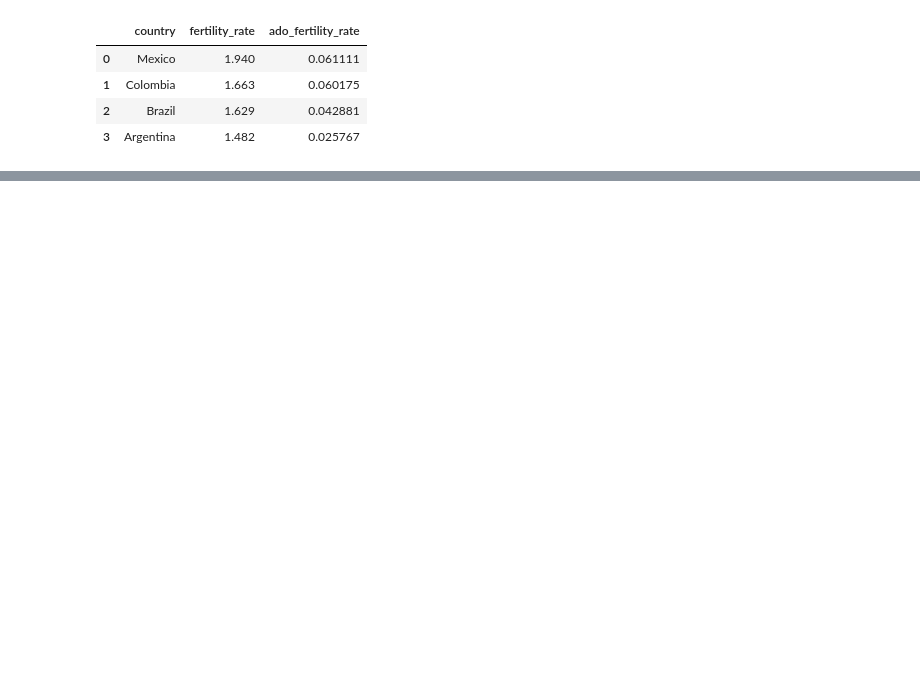
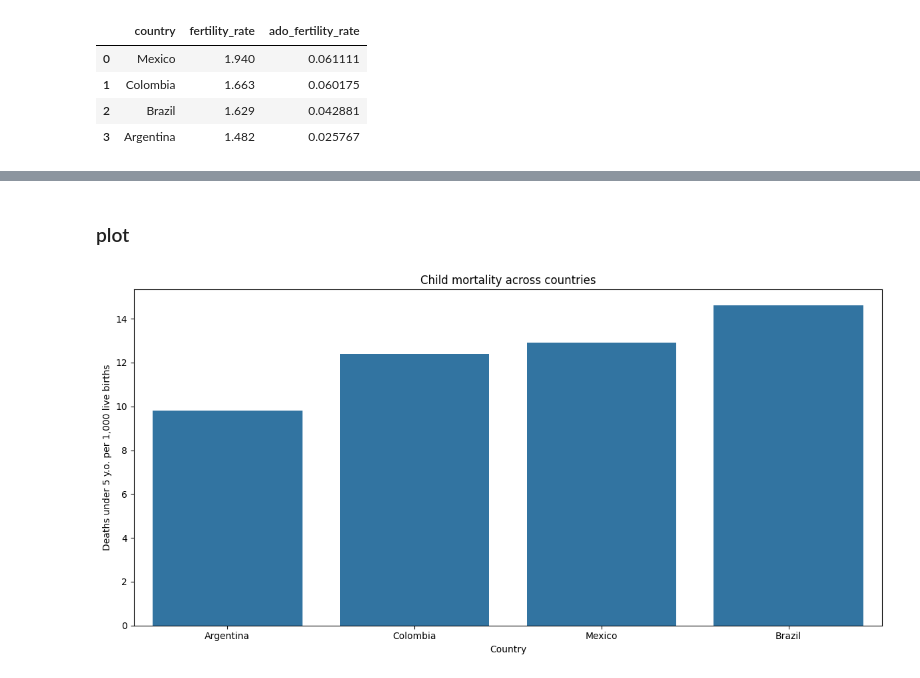
Before and after one commit to machristians/qtm350-final, a Jupyter notebook: scripts/figures.ipynb, the cells around one changed output, grey strips where cells are left out. Drawn from its saved outputs; the diff is of its cells as text; code cells hidden in the pictures; blank space fills up the shorter version.

```diff
--- a/scripts/figures.ipynb
+++ b/scripts/figures.ipynb
@@ -38,0 +58,14 @@ display(pd.read_sql(query, conn))
+# %%
+# SQL query
+query = """
+SELECT
+    country,
+    population_density,
+    under_5_mortality_rate
+FROM wdi_data
+WHERE population_density IS NOT NULL AND under_5_mortality_rate IS NOT NULL
+ORDER BY under_5_mortality_rate;
+"""
+df2 = pd.read_sql_query(query, conn)
+
+display(pd.read_sql(query, conn))
@@ -38,0 +78,16 @@ display(pd.read_sql(query, conn))
+# %% [markdown]
+### plot
+# %%
+plt.figure(figsize=(12, 6))
+sns.barplot(
+    data=df2,
+    x='country', y='under_5_mortality_rate'
+)
+
+plt.title('Child mortality across countries')
+plt.ylabel('Deaths under 5 y.o. per 1,000 live births')
+plt.xlabel('Country')
+plt.tight_layout()
+plt.savefig('../figures/child_mortality.png')
+# %% [output]
+[figure, added]
```
Also changed, not shown: parts of 17 cells of this notebook, 8 other files.
